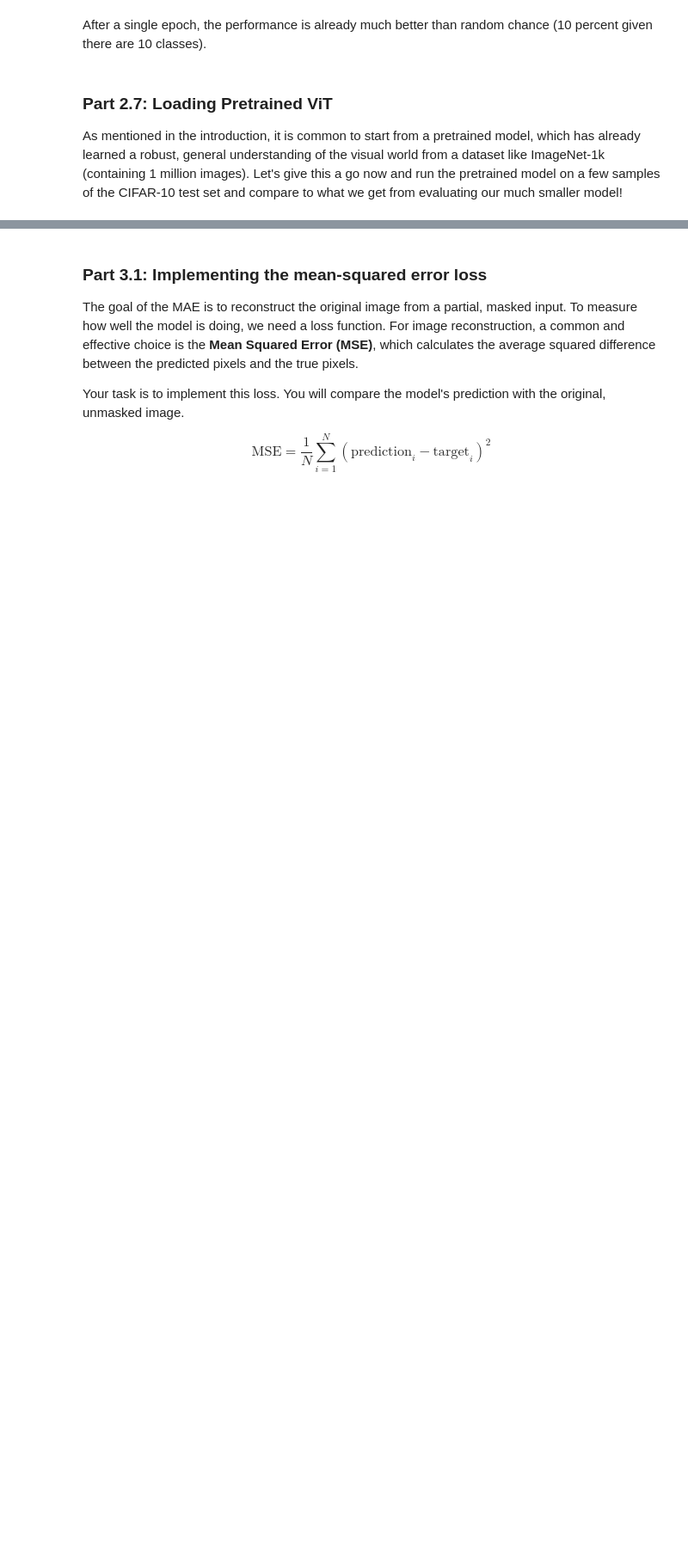
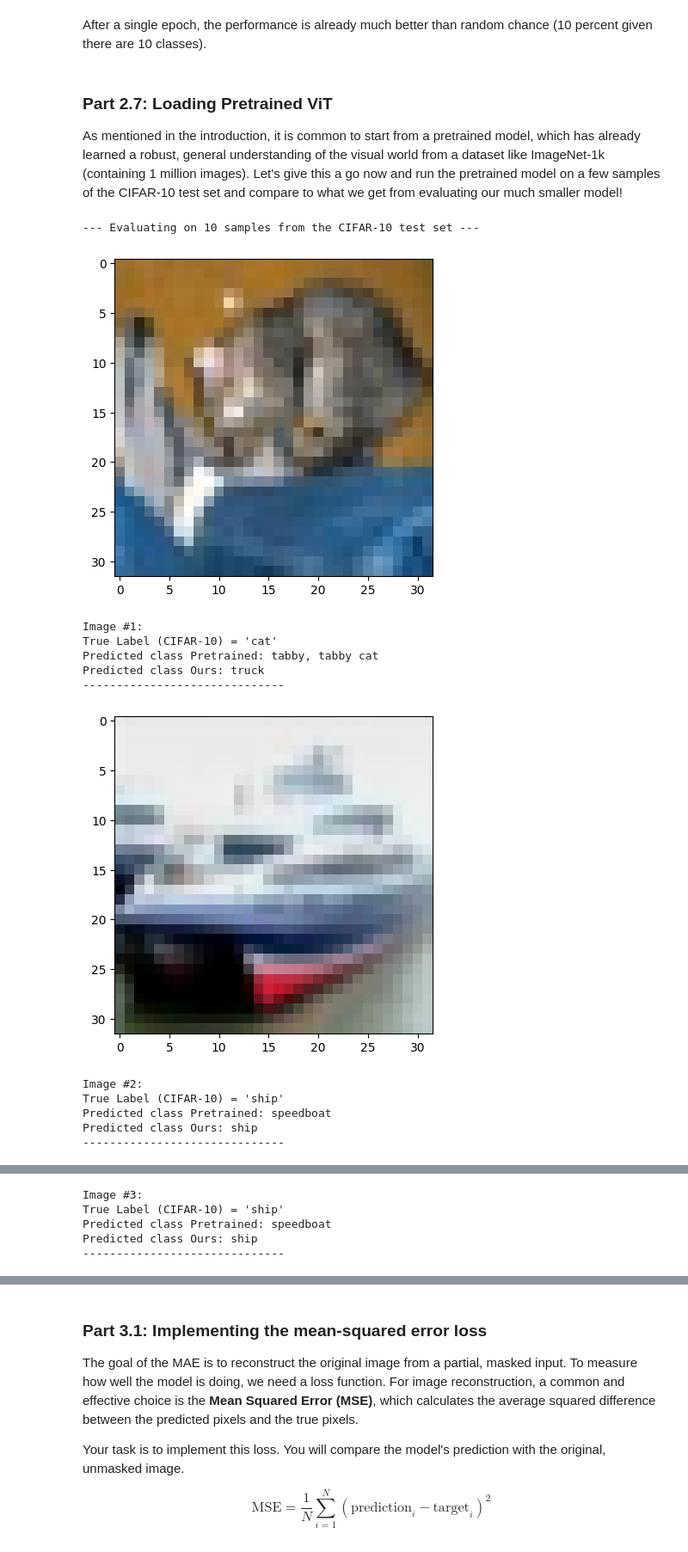
Before and after one commit to gregorkrz/EEML_tutorials, a Jupyter notebook: 1_vision/vision_tutorial.ipynb, the cells around one changed output, grey strips where cells are left out. Shown at 86% size. Cells and saved outputs as stored; diff of their text form; code cells hidden in the pictures; blank space fills up the shorter version.

```diff
--- a/1_vision/vision_tutorial.ipynb
+++ b/1_vision/vision_tutorial.ipynb
@@ -822,17 +818,26 @@ class VisionTransformer(nn.Module):
     def forward(self, x):
 
         ## --- TODO 1: YOUR CODE HERE ---
+        #print("input", x.shape)
+        x = self.patch_embed(x)
+
+        for i in range(len(self.blocks)):
+          x = self.blocks[i](x)
+          #print("After block", i, x.shape)
 
         # --- END YOUR CODE --- #
 
         # After the final block, the sequence is normalised
         x = self.norm(x)
+        #print("x shape", x.shape) # 4,4,768?????
 
         ## --- TODO 2: YOUR CODE HERE ---
+        x = x.mean(dim=1)
+        #print("x1 shape", x.shape)
 
         # --- END YOUR CODE --- #
 
-        return logits
+        return self.head(x)
 
 # --- Example Usage ---
 # Instantiate the full ViT model
@@ -970,31 +994,46 @@ resize_transform = Resize((224, 224), antialias=True)
 print("\n--- Evaluating on 10 samples from the CIFAR-10 test set ---")
 
 # 1. Use torch.no_grad() for inference
 with torch.no_grad():
     # 2. Get just one batch of images and labels from the test loader
     images, labels = next(iter(test_loader))
 
     # 3. Resize the entire batch of images to 224x224 to match input size of pretrained model
     images_rs = resize_transform(images)
 
     # 4. Move data to the selected device
     images_rs = images_rs.to(device)
+    images = images.to(device)
     labels = labels.to(device)
 
     # 5. Get model predictions (logits)
     outputs_pt = model_pt(images_rs)
     logits = outputs_pt.logits
     outputs_ours = model(images)
 
 
     # Print results for the first 10 images in the batch
     for i in range(10):
         true_label = classes[labels[i]]
         prediction_pt = logits[i].argmax(-1)
         prediction_ours = outputs_ours.data[i].argmax(-1)
-        imshow(images[i])
+        imshow(images[i].cpu())
         print(f"\nImage #{i+1}:")
         print(f"True Label (CIFAR-10) = '{true_label}'")
         print("Predicted class Pretrained:", model_pt.config.id2label[prediction_pt.item()])
         print("Predicted class Ours:", classes[prediction_ours])
         print("-" * 30)
+# %% [output]
+--- Evaluating on 10 samples from the CIFAR-10 test set ---
+[figure, added]
+Image #1:
+True Label (CIFAR-10) = 'cat'
+Predicted class Pretrained: tabby, tabby cat
+Predicted class Ours: truck
+------------------------------
+[figure, added]
+Image #2:
+True Label (CIFAR-10) = 'ship'
+Predicted class Pretrained: speedboat
+Predicted class Ours: ship
+------------------------------
@@ -1000,0 +1041,5 @@ with torch.no_grad():
+Image #3:
+True Label (CIFAR-10) = 'ship'
+Predicted class Pretrained: speedboat
+Predicted class Ours: ship
+------------------------------
```
Also changed, not shown: parts of 7 cells of this notebook.
